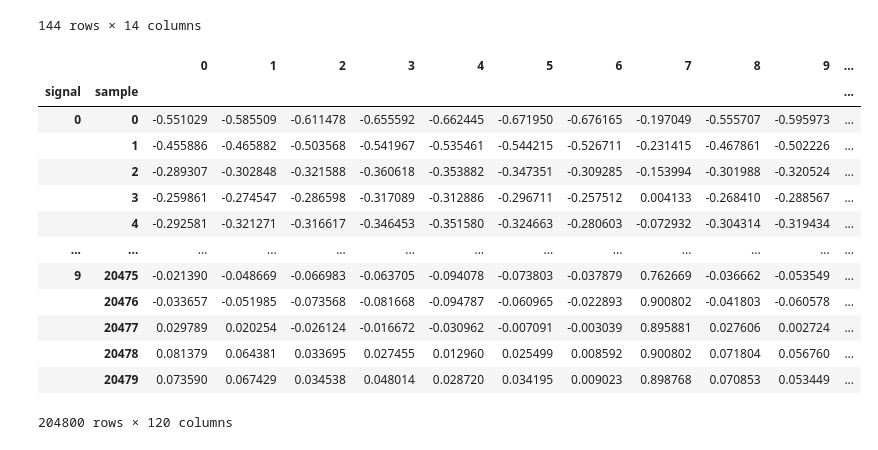
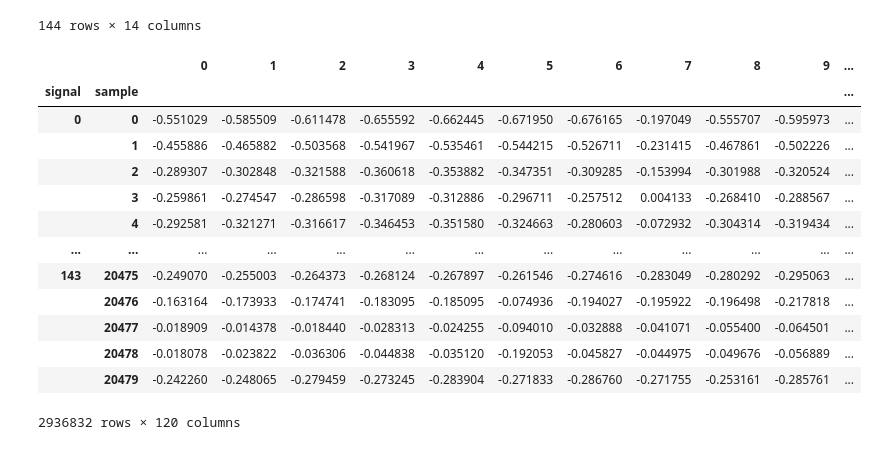
Before and after one commit to gagetylee/mvc-classification, a Jupyter notebook: notebooks/classification-sep.ipynb, the cells around one changed output. Saved outputs shown, nothing was run; the diff lists cells and outputs as text; code cells hidden in the pictures.

```diff
--- a/notebooks/classification-sep.ipynb
+++ b/notebooks/classification-sep.ipynb
@@ -36,23 +37,23 @@ metadata
 144 rows × 14 columns
 # %%
 # Load signals
-signals = load_signals(metadata, nrows=10)
+signals = load_signals(metadata, nrows=144)
 signals
 # %% [output]
 |  |  | 0 | 1 | 2 | 3 | 4 | 5 | 6 | 7 | 8 | 9 | ... |
 | signal | sample |  |  |  |  |  |  |  |  |  |  | ... |
 | 0 | 0 | -0.551029 | -0.585509 | -0.611478 | -0.655592 | -0.662445 | -0.671950 | -0.676165 | -0.197049 | -0.555707 | -0.595973 | ... |
 |  | 1 | -0.455886 | -0.465882 | -0.503568 | -0.541967 | -0.535461 | -0.544215 | -0.526711 | -0.231415 | -0.467861 | -0.502226 | ... |
 |  | 2 | -0.289307 | -0.302848 | -0.321588 | -0.360618 | -0.353882 | -0.347351 | -0.309285 | -0.153994 | -0.301988 | -0.320524 | ... |
 |  | 3 | -0.259861 | -0.274547 | -0.286598 | -0.317089 | -0.312886 | -0.296711 | -0.257512 | 0.004133 | -0.268410 | -0.288567 | ... |
 |  | 4 | -0.292581 | -0.321271 | -0.316617 | -0.346453 | -0.351580 | -0.324663 | -0.280603 | -0.072932 | -0.304314 | -0.319434 | ... |
 | ... | ... | ... | ... | ... | ... | ... | ... | ... | ... | ... | ... | ... |
-| 9 | 20475 | -0.021390 | -0.048669 | -0.066983 | -0.063705 | -0.094078 | -0.073803 | -0.037879 | 0.762669 | -0.036662 | -0.053549 | ... |
-|  | 20476 | -0.033657 | -0.051985 | -0.073568 | -0.081668 | -0.094787 | -0.060965 | -0.022893 | 0.900802 | -0.041803 | -0.060578 | ... |
-|  | 20477 | 0.029789 | 0.020254 | -0.026124 | -0.016672 | -0.030962 | -0.007091 | -0.003039 | 0.895881 | 0.027606 | 0.002724 | ... |
-|  | 20478 | 0.081379 | 0.064381 | 0.033695 | 0.027455 | 0.012960 | 0.025499 | 0.008592 | 0.900802 | 0.071804 | 0.056760 | ... |
-|  | 20479 | 0.073590 | 0.067429 | 0.034538 | 0.048014 | 0.028720 | 0.034195 | 0.009023 | 0.898768 | 0.070853 | 0.053449 | ... |
+| 143 | 20475 | -0.249070 | -0.255003 | -0.264373 | -0.268124 | -0.267897 | -0.261546 | -0.274616 | -0.283049 | -0.280292 | -0.295063 | ... |
+|  | 20476 | -0.163164 | -0.173933 | -0.174741 | -0.183095 | -0.185095 | -0.074936 | -0.194027 | -0.195922 | -0.196498 | -0.217818 | ... |
+|  | 20477 | -0.018909 | -0.014378 | -0.018440 | -0.028313 | -0.024255 | -0.094010 | -0.032888 | -0.041071 | -0.055400 | -0.064501 | ... |
+|  | 20478 | -0.018078 | -0.023822 | -0.036306 | -0.044838 | -0.035120 | -0.192053 | -0.045827 | -0.044975 | -0.049676 | -0.056889 | ... |
+|  | 20479 | -0.242260 | -0.248065 | -0.279459 | -0.273245 | -0.283904 | -0.271833 | -0.286760 | -0.271755 | -0.253161 | -0.285761 | ... |
-204800 rows × 120 columns
+2936832 rows × 120 columns
 # %%
 # Channel selection
 from preprocessing.channel_selection_np import extract_channels
```
Also changed, not shown: parts of 10 cells of this notebook, 1 other file.
